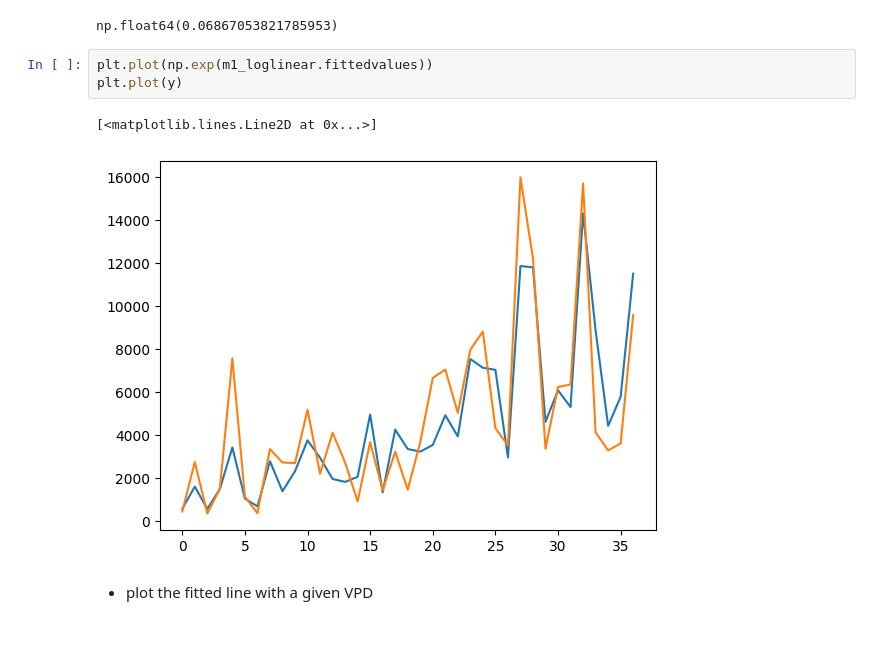
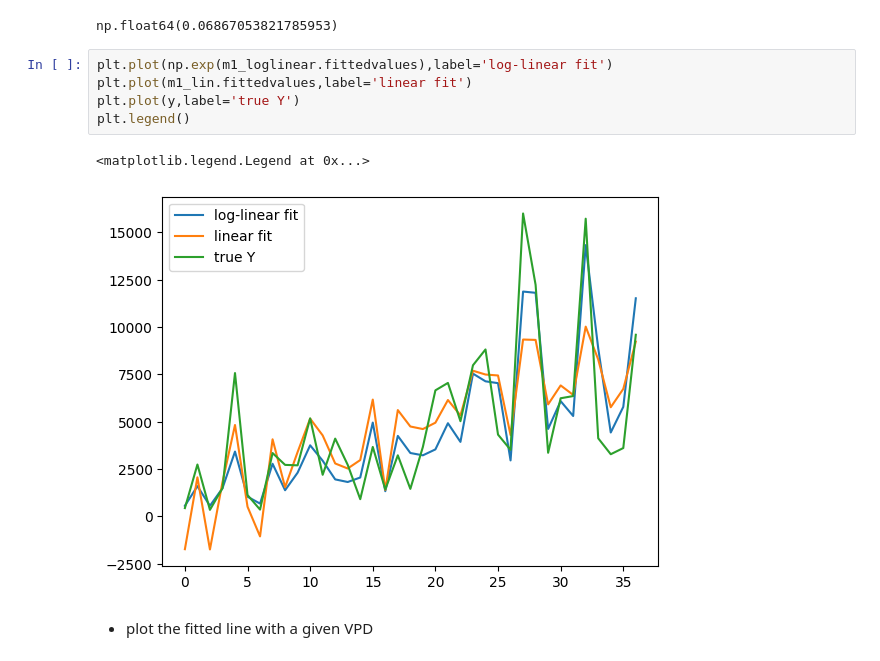
Before and after one commit to cl3225/CLMTG-5060, a Jupyter notebook: Lecture09_example.ipynb, the cells around one changed output. Saved outputs shown, nothing was run; the diff lists cells and outputs as text.

```diff
--- a/Lecture09_example.ipynb
+++ b/Lecture09_example.ipynb
@@ -103,11 +126,13 @@ stattools.acf(m1_loglinear.resid,nlags=1)[1]
 # %% [output]
 np.float64(0.06867053821785953)
 # %%
-plt.plot(np.exp(m1_loglinear.fittedvalues))
-plt.plot(y)
+plt.plot(np.exp(m1_loglinear.fittedvalues),label='log-linear fit')
+plt.plot(m1_lin.fittedvalues,label='linear fit')
+plt.plot(y,label='true Y')
+plt.legend()
 # %% [output]
-[<matplotlib.lines.Line2D at 0x...>]
+<matplotlib.legend.Legend at 0x...>
-[figure, old version]
+[figure, new version]
 # %% [markdown]
 - plot the fitted line with a given VPD
 # %%
```
Also changed, not shown: parts of 14 cells of this notebook.
